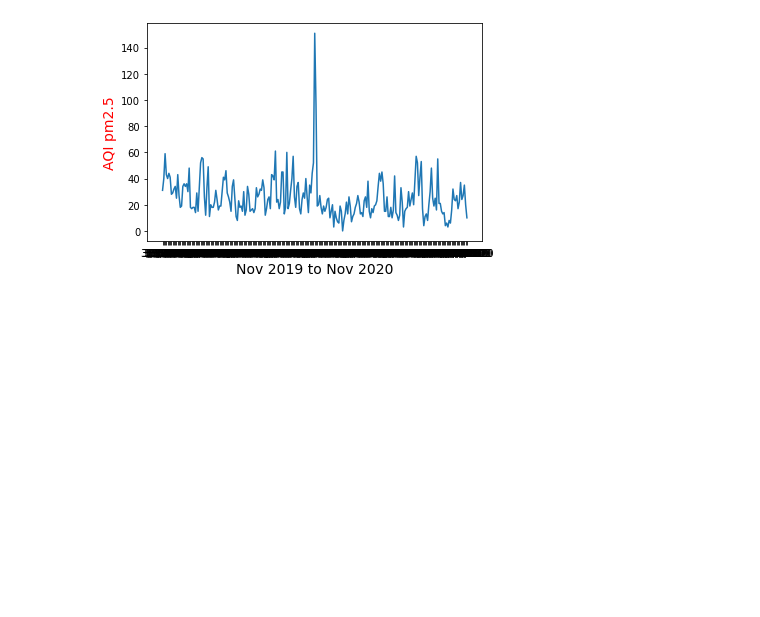
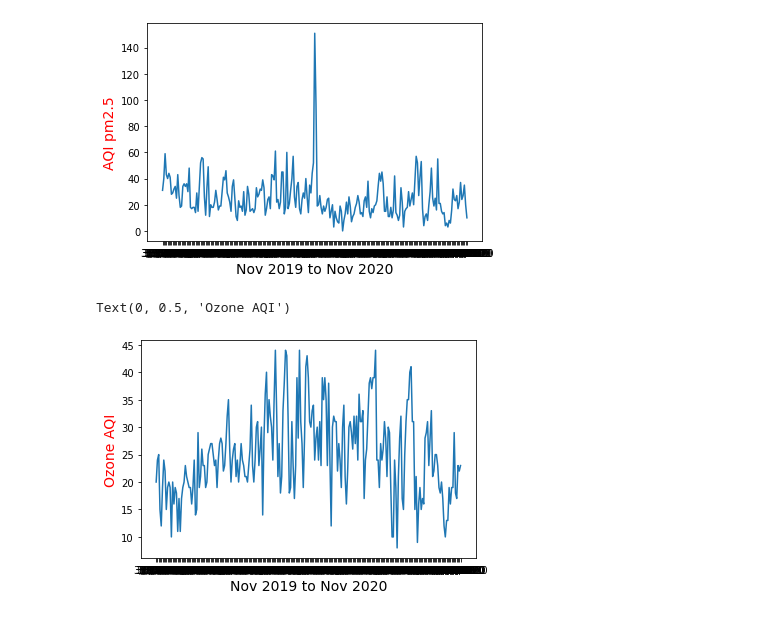
Before and after one commit to gonzaloreusch/Air-Quality, a Jupyter notebook: DataFrames/MatPlotLib_AQI.ipynb, the cells around one changed output. Cells and saved outputs as stored; diff of their text form; code cells hidden in the pictures; blank space fills up the shorter version.

```diff
--- a/DataFrames/MatPlotLib_AQI.ipynb
+++ b/DataFrames/MatPlotLib_AQI.ipynb
@@ -311,3 +269,28 @@ fig.savefig('../Images/AQI_pm25_vs_covid2020.jpg',
             format='jpeg',
             dpi=100,
             bbox_inches='tight')
+# %%
+# create figure and axis objects with subplots()
+fig,ax = plt.subplots()
+
+years = mdates.YearLocator()   # every year
+months = mdates.MonthLocator()  # every month
+years_fmt = mdates.DateFormatter('%Y')
+#x_ticks = ["Mar 20"]
+# make a plot
+ax.plot(covid_df2020.Date, covid_df2020.DAILY_AQI_VALUE_y)
+#append above if needed: , index=months, color="red", marker="o")
+#dates = aqi_covid_5yrdf['Date']
+
+
+#ax.set_xticks(mdates.MonthLocator(bymonth=(3,6,9), bymonthday=-1))
+
+
+
+# set x-axis label
+ax.set_xlabel("Nov 2019 to Nov 2020",fontsize=14)
+# set y-axis label
+ax.set_ylabel("Ozone AQI",color="red",fontsize=14)
+# %% [output]
+Text(0, 0.5, 'Ozone AQI')
+[figure, added]
```
Also changed, not shown: parts of 4 cells of this notebook.
